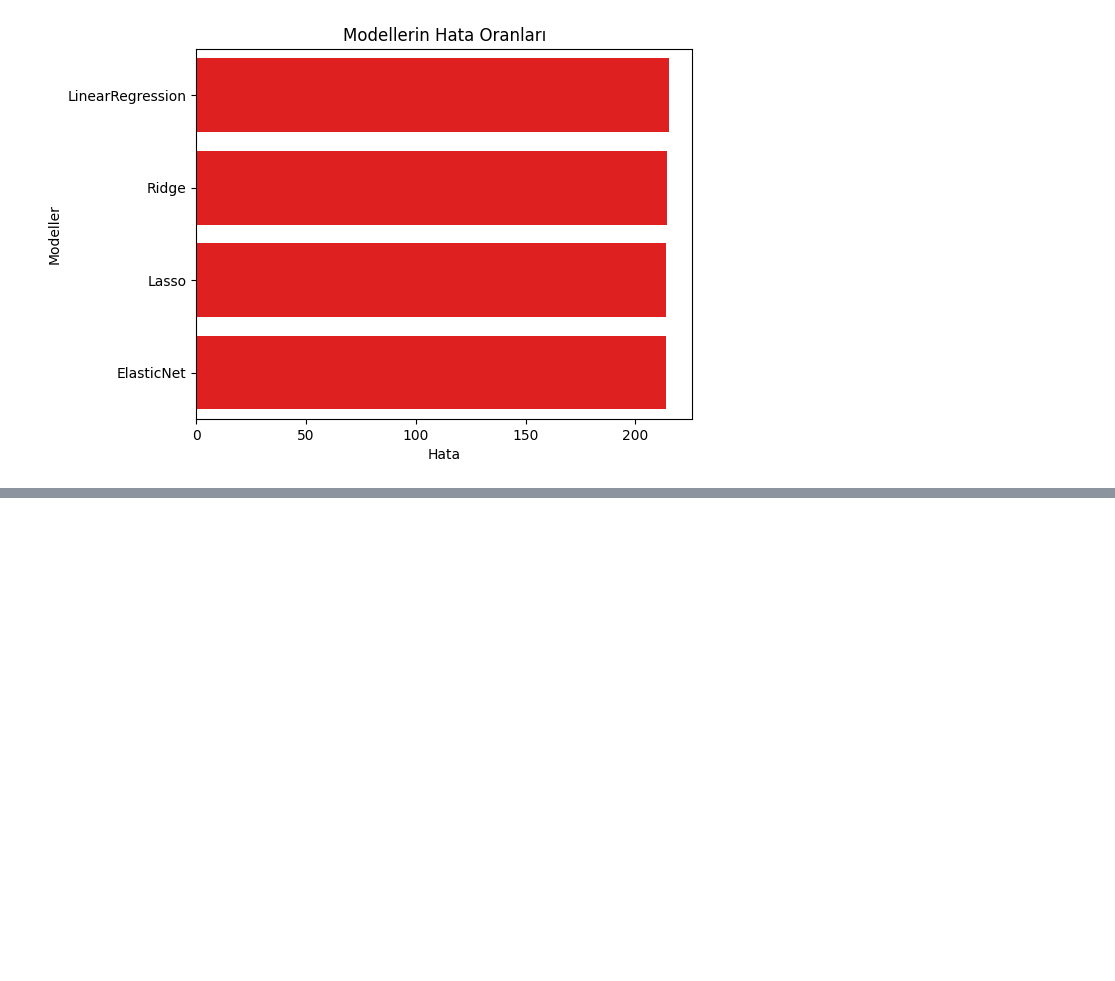
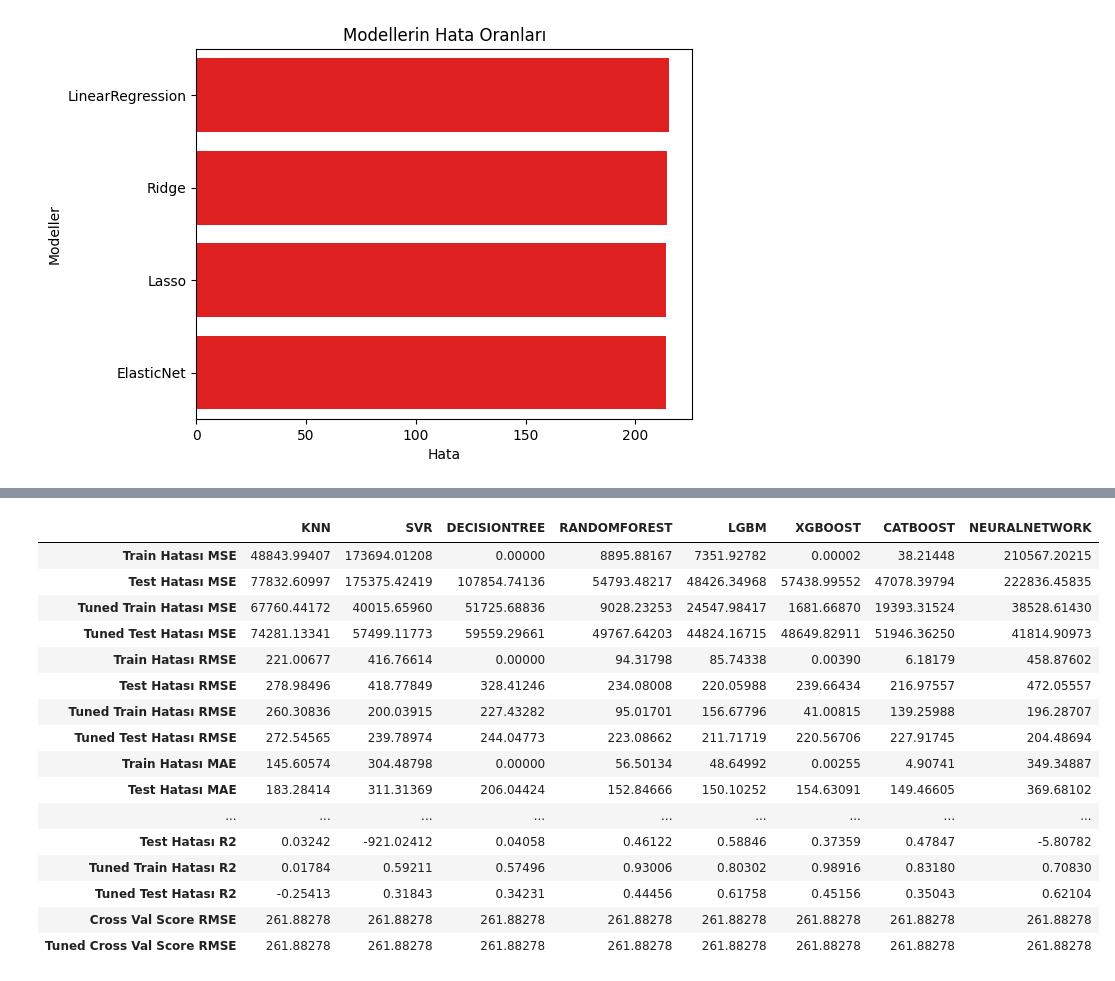
Before and after one commit to BatuhanUmay/MIUUL_ML_Summer_Bootcamp, a Jupyter notebook: Beyzbol Maas Tahmini.ipynb, the cells around one changed output, grey strips where cells are left out. Drawn from its saved outputs; the diff is of its cells as text; code cells hidden in the pictures; blank space fills up the shorter version.

```diff
--- a/Beyzbol Maas Tahmini.ipynb
+++ b/Beyzbol Maas Tahmini.ipynb
@@ -1055,0 +1417,18 @@ plt.title('Modellerin Hata Oranları');
+# %%
+mlp_tuned = MLPRegressor(**mlp_cv_model.best_params_).fit(X_train, y_train)
+
+y_pred_test = mlp_tuned.predict(X_test)
+y_pred_train = mlp_tuned.predict(X_train)
+
+mlp_tuned_test_MSE = mean_squared_error(y_pred_test, y_test)
+mlp_tuned_test_RMSE = np.sqrt(mean_squared_error(y_pred_test, y_test))
+mlp_tuned_test_MAE = mean_absolute_error(y_pred_test, y_test)
+mlp_tuned_test_R2 = r2_score(y_pred_test, y_test)
+
+mlp_tuned_train_MSE = mean_squared_error(y_pred_train, y_train)
+mlp_tuned_train_RMSE = np.sqrt(mean_squared_error(y_pred_train, y_train))
+mlp_tuned_train_MAE = mean_absolute_error(y_pred_train, y_train)
+mlp_tuned_train_R2 = r2_score(y_pred_train, y_train)
+
+mlp_tuned_cross_val_RMSE = np.sqrt(
+    np.mean(-cross_val_score(lin_reg, X_train, y_train, cv=10, scoring="neg_mean_squared_error")))
@@ -1055,0 +1491,46 @@ plt.title('Modellerin Hata Oranları');
+# %%
+# Elde edilen sonuçlar dataframe olarak kaydedildi.
+sonuclar_df = pd.DataFrame({"Train Hatası MSE": [knn_train_MSE, svr_train_MSE, dec_tree_train_MSE, rf_train_MSE, lgbm_train_MSE, xgb_train_MSE, catb_train_MSE, mlp_model_train_MSE],
+                            "Test Hatası MSE": [knn_test_MSE, svr_test_MSE, dec_tree_test_MSE, rf_test_MSE, lgbm_test_MSE, xgb_test_MSE, catb_test_MSE, mlp_model_test_MSE],
+                            "Tuned Train Hatası MSE": [knn_tuned_train_MSE, svr_tuned_train_MSE, dec_tree_tuned_train_MSE, rf_tuned_train_MSE, lgbm_tuned_train_MSE, xgb_tuned_train_MSE, catb_tuned_train_MSE, mlp_tuned_train_MSE],
+                            "Tuned Test Hatası MSE": [knn_tuned_test_MSE, svr_tuned_test_MSE, dec_tree_tuned_test_MSE, rf_tuned_test_MSE, lgbm_tuned_test_MSE, xgb_tuned_test_MSE, catb_tuned_test_MSE, mlp_tuned_test_MSE],
+
+                            "Train Hatası RMSE": [knn_train_RMSE, svr_train_RMSE, dec_tree_train_RMSE, rf_train_RMSE, lgbm_train_RMSE, xgb_train_RMSE, catb_train_RMSE, mlp_model_train_RMSE],
+                            "Test Hatası RMSE": [knn_test_RMSE, svr_test_RMSE, dec_tree_test_RMSE, rf_test_RMSE, lgbm_test_RMSE, xgb_test_RMSE, catb_test_RMSE, mlp_model_test_RMSE],
+                            "Tuned Train Hatası RMSE": [knn_tuned_train_RMSE, svr_tuned_train_RMSE, dec_tree_tuned_train_RMSE, rf_tuned_train_RMSE, lgbm_tuned_train_RMSE, xgb_tuned_train_RMSE, catb_tuned_train_RMSE, mlp_tuned_train_RMSE],
+                            "Tuned Test Hatası RMSE": [knn_tuned_test_RMSE, svr_tuned_test_RMSE, dec_tree_tuned_test_RMSE, rf_tuned_test_RMSE, lgbm_tuned_test_RMSE, xgb_tuned_test_RMSE, catb_tuned_test_RMSE, mlp_tuned_test_RMSE],
+
+                            "Train Hatası MAE": [knn_train_MAE, svr_train_MAE, dec_tree_train_MAE, rf_train_MAE, lgbm_train_MAE, xgb_train_MAE, catb_train_MAE, mlp_model_train_MAE],
+                            "Test Hatası MAE": [knn_test_MAE, svr_test_MAE, dec_tree_test_MAE, rf_test_MAE, lgbm_test_MAE, xgb_test_MAE, catb_test_MAE, mlp_model_test_MAE],
+                            "Tuned Train Hatası MAE": [knn_tuned_train_MAE, svr_tuned_train_MAE, dec_tree_tuned_train_MAE, rf_tuned_train_MAE, lgbm_tuned_train_MAE, xgb_tuned_train_MAE, catb_tuned_train_MAE, mlp_tuned_train_MAE],
+                            "Tuned Test Hatası MAE": [knn_tuned_test_MAE, svr_tuned_test_MAE, dec_tree_tuned_test_MAE, rf_tuned_test_MAE, lgbm_tuned_test_MAE, xgb_tuned_test_MAE, catb_tuned_test_MAE, mlp_tuned_test_MAE],
+
+                            "Train Hatası R2": [knn_train_R2, svr_train_R2, dec_tree_train_R2, rf_train_R2, lgbm_train_R2, xgb_train_R2, catb_train_R2, mlp_model_train_R2],
+                            "Test Hatası R2": [knn_test_R2, svr_test_R2, dec_tree_test_R2, rf_test_R2, lgbm_test_R2, xgb_test_R2, catb_test_R2, mlp_model_test_R2],
+                            "Tuned Train Hatası R2": [knn_tuned_train_R2, svr_tuned_train_R2, dec_tree_tuned_train_R2, rf_tuned_train_R2, lgbm_tuned_train_R2, xgb_tuned_train_R2, catb_tuned_train_R2, mlp_tuned_train_R2],
+                            "Tuned Test Hatası R2": [knn_tuned_test_R2, svr_tuned_test_R2, dec_tree_tuned_test_R2, rf_tuned_test_R2, lgbm_tuned_test_R2, xgb_tuned_test_R2, catb_tuned_test_R2, mlp_tuned_test_R2],
+
+                            "Cross Val Score RMSE": [knn_cross_val_RMSE, svr_cross_val_RMSE, dec_tree_cross_val_RMSE, rf_cross_val_RMSE, lgbm_cross_val_RMSE, xgb_cross_val_RMSE, catb_cross_val_RMSE, mlp_model_cross_val_RMSE],
+                            "Tuned Cross Val Score RMSE": [knn_tuned_cross_val_RMSE, svr_tuned_cross_val_RMSE, dec_tree_tuned_cross_val_RMSE, rf_tuned_cross_val_RMSE, lgbm_tuned_cross_val_RMSE, xgb_tuned_cross_val_RMSE, catb_tuned_cross_val_RMSE, mlp_tuned_cross_val_RMSE],
+                            })
+sonuclar_df.index = ["KNN", "SVR", "DECISIONTREE",
+                     "RANDOMFOREST", "LGBM", "XGBOOST", "CATBOOST", "NEURALNETWORK"]
+sonuclar_df.T
+# %% [output]
+|  | KNN | SVR | DECISIONTREE | RANDOMFOREST | LGBM | XGBOOST | CATBOOST | NEURALNETWORK |
+| Train Hatası MSE | 48843.99407 | 173694.01208 | 0.00000 | 8895.88167 | 7351.92782 | 0.00002 | 38.21448 | 210567.20215 |
+| Test Hatası MSE | 77832.60997 | 175375.42419 | 107854.74136 | 54793.48217 | 48426.34968 | 57438.99552 | 47078.39794 | 222836.45835 |
+| Tuned Train Hatası MSE | 67760.44172 | 40015.65960 | 51725.68836 | 9028.23253 | 24547.98417 | 1681.66870 | 19393.31524 | 38528.61430 |
+| Tuned Test Hatası MSE | 74281.13341 | 57499.11773 | 59559.29661 | 49767.64203 | 44824.16715 | 48649.82911 | 51946.36250 | 41814.90973 |
+| Train Hatası RMSE | 221.00677 | 416.76614 | 0.00000 | 94.31798 | 85.74338 | 0.00390 | 6.18179 | 458.87602 |
+| Test Hatası RMSE | 278.98496 | 418.77849 | 328.41246 | 234.08008 | 220.05988 | 239.66434 | 216.97557 | 472.05557 |
+| Tuned Train Hatası RMSE | 260.30836 | 200.03915 | 227.43282 | 95.01701 | 156.67796 | 41.00815 | 139.25988 | 196.28707 |
+| Tuned Test Hatası RMSE | 272.54565 | 239.78974 | 244.04773 | 223.08662 | 211.71719 | 220.56706 | 227.91745 | 204.48694 |
+| Train Hatası MAE | 145.60574 | 304.48798 | 0.00000 | 56.50134 | 48.64992 | 0.00255 | 4.90741 | 349.34887 |
+| Test Hatası MAE | 183.28414 | 311.31369 | 206.04424 | 152.84666 | 150.10252 | 154.63091 | 149.46605 | 369.68102 |
+| ... | ... | ... | ... | ... | ... | ... | ... | ... |
+| Test Hatası R2 | 0.03242 | -921.02412 | 0.04058 | 0.46122 | 0.58846 | 0.37359 | 0.47847 | -5.80782 |
+| Tuned Train Hatası R2 | 0.01784 | 0.59211 | 0.57496 | 0.93006 | 0.80302 | 0.98916 | 0.83180 | 0.70830 |
+| Tuned Test Hatası R2 | -0.25413 | 0.31843 | 0.34231 | 0.44456 | 0.61758 | 0.45156 | 0.35043 | 0.62104 |
+| Cross Val Score RMSE | 261.88278 | 261.88278 | 261.88278 | 261.88278 | 261.88278 | 261.88278 | 261.88278 | 261.88278 |
+| Tuned Cross Val Score RMSE | 261.88278 | 261.88278 | 261.88278 | 261.88278 | 261.88278 | 261.88278 | 261.88278 | 261.88278 |
```
Also changed, not shown: parts of 42 cells of this notebook.
